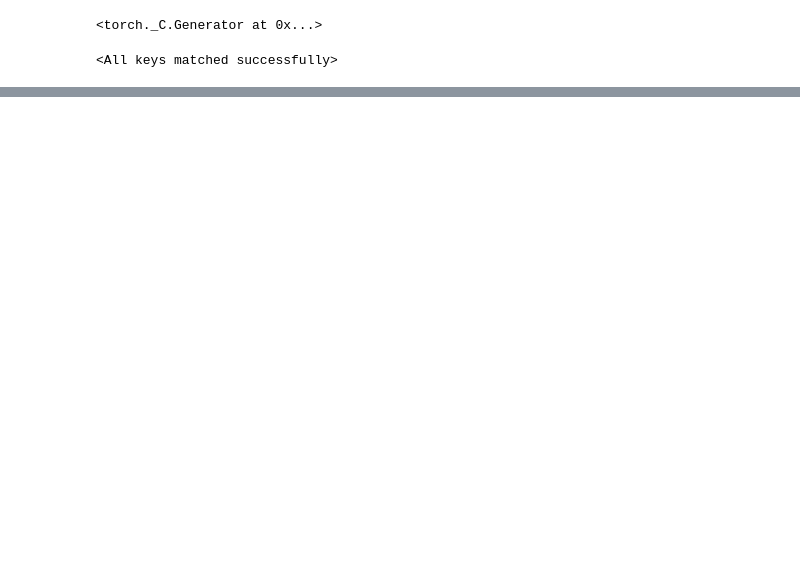
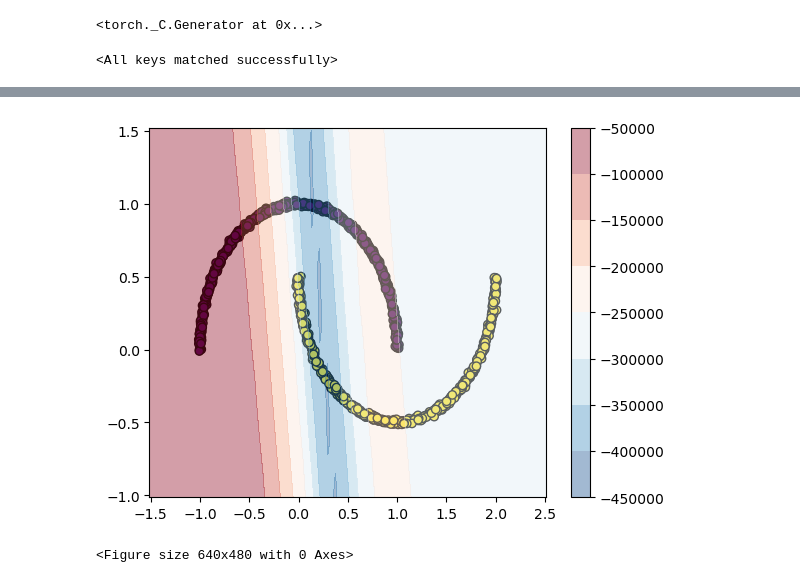
Before and after one commit to MaximilianPowers/Thesis, a Jupyter notebook: experiments/assumptions/flat_output_space/experiment.ipynb, the cells around one changed output, grey strips where cells are left out. Saved outputs shown, nothing was run; the diff lists cells and outputs as text; code cells hidden in the pictures; blank space fills up the shorter version.

Commit message:
Completed Christoffel and Curvature code. Implemented second derivative for LocalDiagPCA in LocalDiagPCA_Riemann

```diff
--- a/experiments/assumptions/flat_output_space/experiment.ipynb
+++ b/experiments/assumptions/flat_output_space/experiment.ipynb
@@ -298,0 +64,15 @@ NameError: name 'transform_christoffel_symbols' is not defined
+# %%
+
+model.forward(torch.from_numpy(dataset.X).float(), save_activations=True)
+activations = model.get_activations()
+activations_np = [activation.detach().numpy() for activation in activations]
+# %%
+xy_grid = generate_lattice(dataset.X, 50)
+model.forward(torch.from_numpy(xy_grid).float(), save_activations=True)
+surface = model.get_activations()
+surface_np = [activation.detach().numpy() for activation in surface]
+# %%
+manifold = LocalDiagPCA_Riemann(activations_np[-1], sigma=0.05, rho=1e-3)
+g, dg, ddg = manifold.metric_tensor(surface_np[-1].transpose())
+# %%
+R, Ricci, Scalar = batch_curvature(g, dg, ddg)
@@ -298,0 +81,12 @@ NameError: name 'transform_christoffel_symbols' is not defined
+# %%
+xx = xy_grid[:, 0].reshape(N, N)
+yy = xy_grid[:, 1].reshape(N, N)
+Z = Scalar.reshape(N, N)
+plt.scatter(activations_np[0][:, 0], activations_np[0][:, 1], c=dataset.y, edgecolors='k')
+contour = plt.contourf(xx, yy, Z, alpha=0.4, cmap="RdBu_r")
+plt.colorbar(contour)
+plt.show()
+plt.savefig("figures/underfit_scalar_curvature.png")
+# %% [output]
+[figure, added]
+<Figure size 640x480 with 0 Axes>
```
Also changed, not shown: parts of 14 cells of this notebook, 20 other files.
